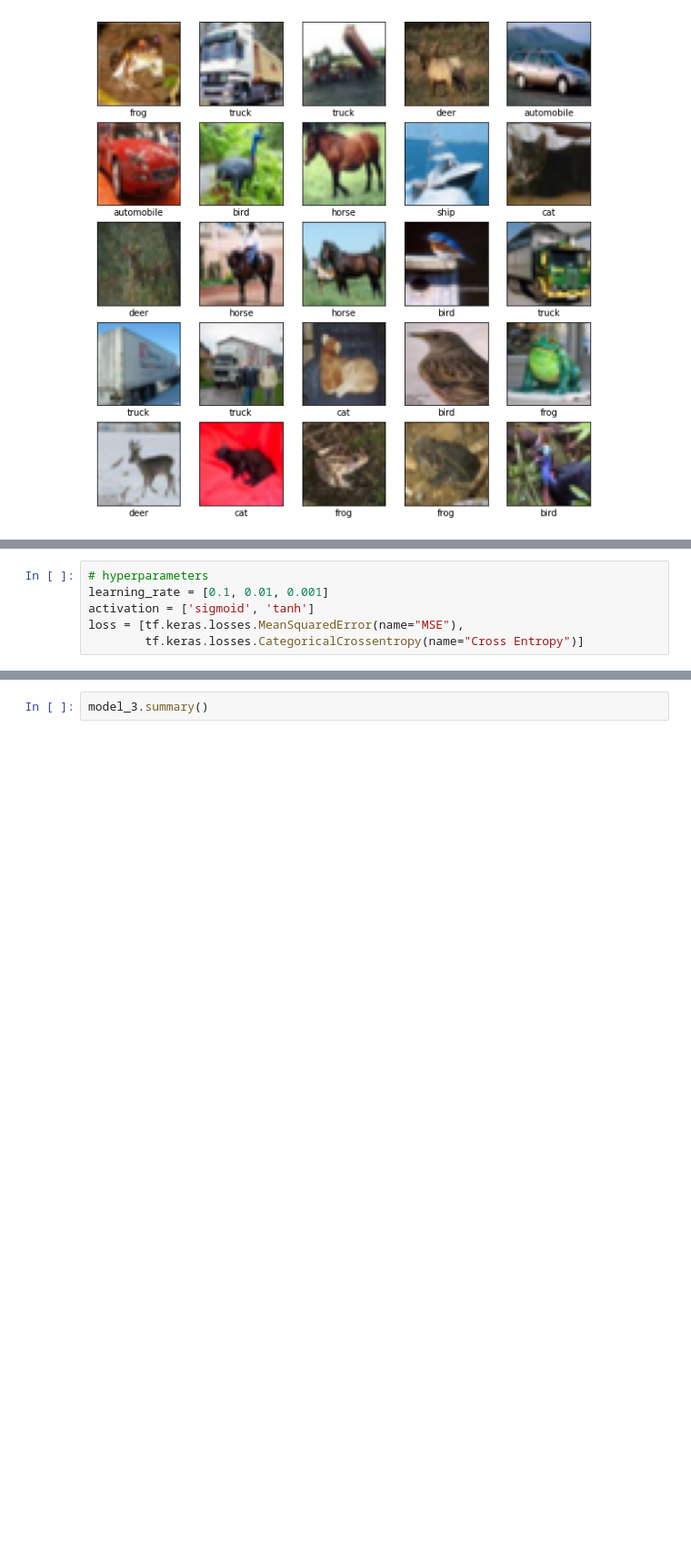
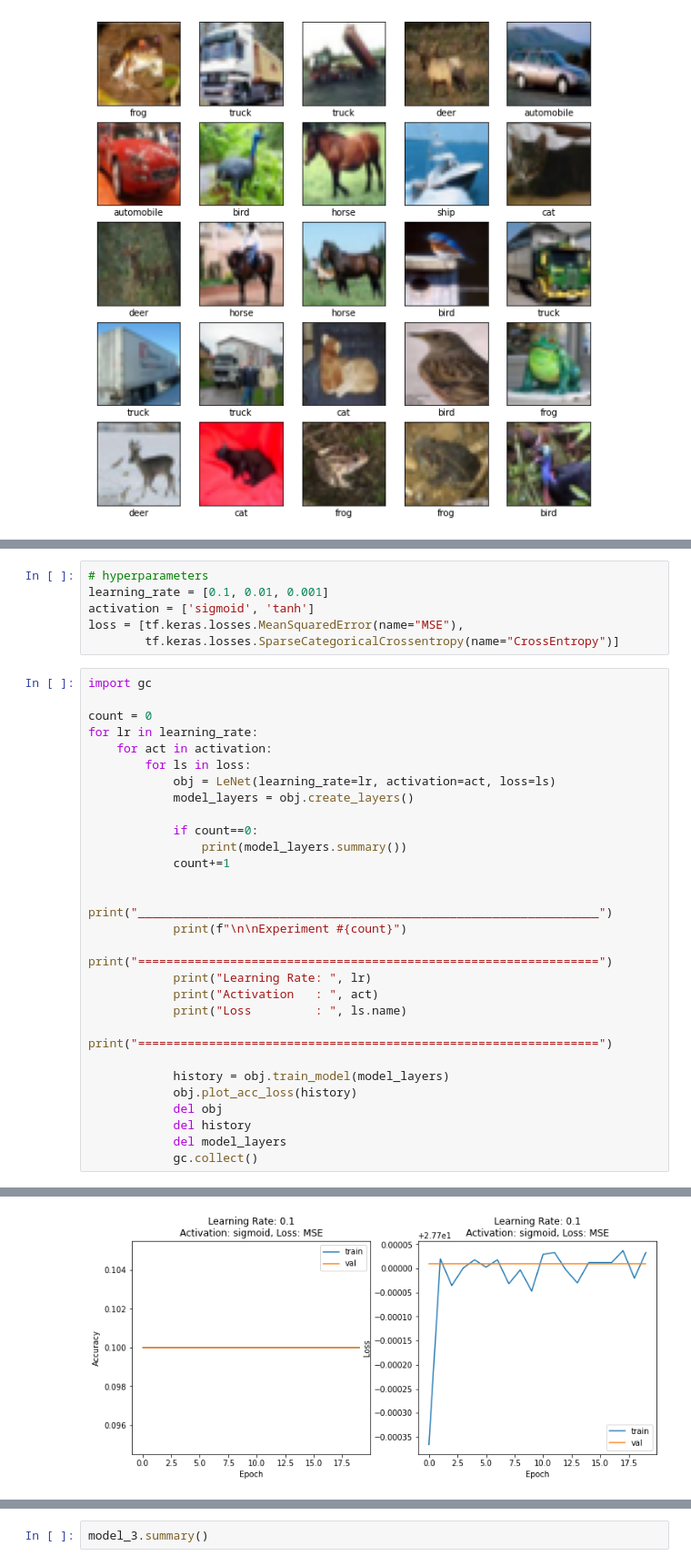
Before and after one commit to Rhitabrat/deep-learning-CS510, a Jupyter notebook: hw2/main.ipynb, the cells around one changed output, grey strips where cells are left out. Shown at 91% size. Drawn from its saved outputs; the diff is of its cells as text; blank space fills up the shorter version.

```diff
--- a/hw2/main.ipynb
+++ b/hw2/main.ipynb
@@ -57,4 +124,33 @@ plt.show()
 learning_rate = [0.1, 0.01, 0.001]
 activation = ['sigmoid', 'tanh']
 loss = [tf.keras.losses.MeanSquaredError(name="MSE"),
-        tf.keras.losses.CategoricalCrossentropy(name="Cross Entropy")]
+        tf.keras.losses.SparseCategoricalCrossentropy(name="CrossEntropy")]
+# %%
+import gc
+
+count = 0
+for lr in learning_rate:
+    for act in activation:
+        for ls in loss:
+            obj = LeNet(learning_rate=lr, activation=act, loss=ls)
+            model_layers = obj.create_layers()
+
+            if count==0:
+                print(model_layers.summary())
+            count+=1
+
+            print("_________________________________________________________________")
+            print(f"\n\nExperiment #{count}")
+            print("=================================================================")
+            print("Learning Rate: ", lr)
+            print("Activation   : ", act)
+            print("Loss         : ", ls.name)
+            print("=================================================================")
+
+            history = obj.train_model(model_layers)
+            obj.plot_acc_loss(history)
+            del obj
+            del history
+            del model_layers
+            gc.collect()
+# %% [output]
@@ -60,0 +174 @@ loss = [tf.keras.losses.MeanSquaredError(name="MSE"),
+[figure, added]
```
Also changed, not shown: parts of 45 cells of this notebook.
